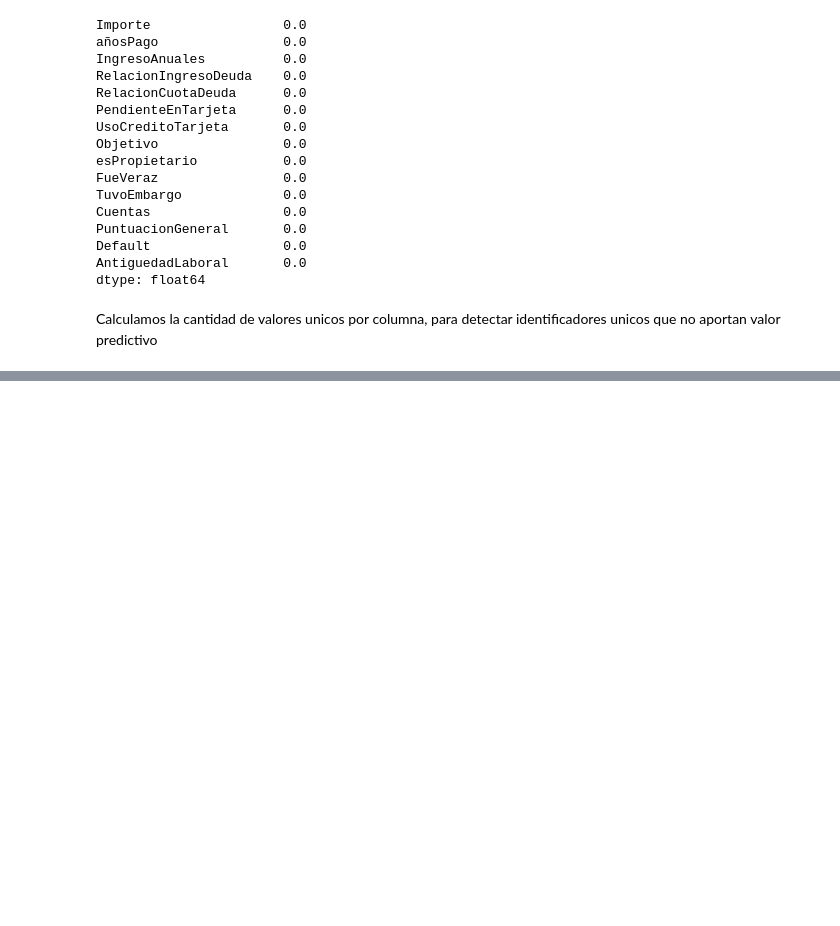
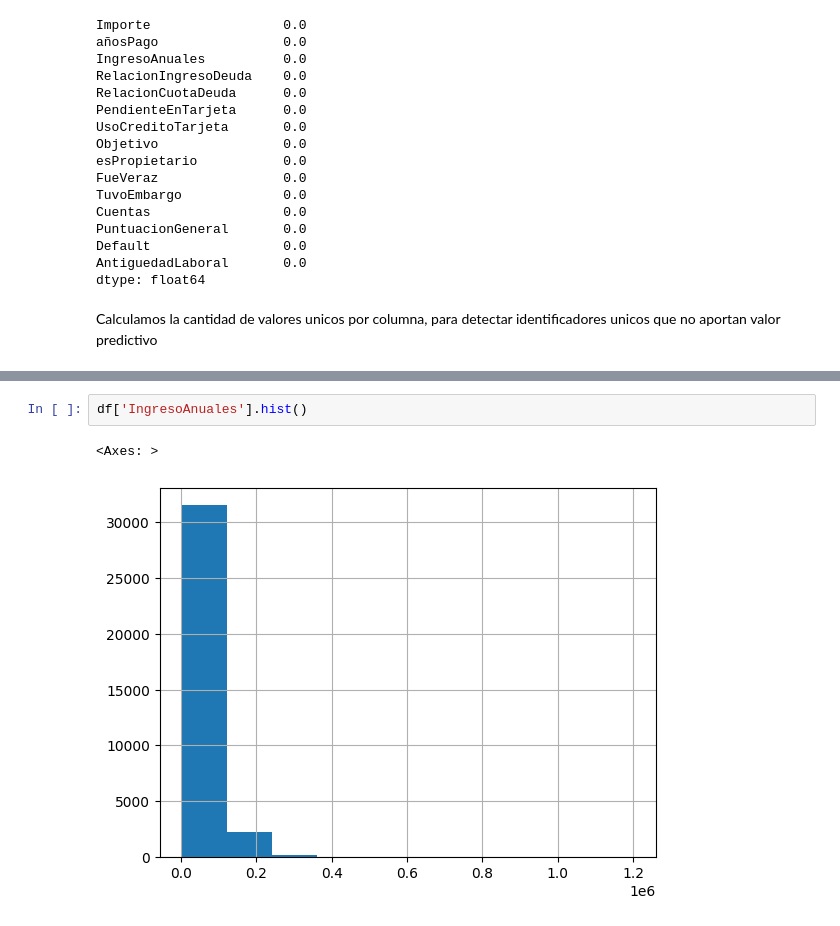
Before and after one commit to ManuelR-D/TPIntegradorCienciaDeDatosUnlam, a Jupyter notebook: TP_EntregablePrestamos.ipynb, the cells around one changed output, grey strips where cells are left out. Drawn from its saved outputs; the diff is of its cells as text; blank space fills up the shorter version.

```diff
--- a/TP_EntregablePrestamos.ipynb
+++ b/TP_EntregablePrestamos.ipynb
@@ -277,0 +311,5 @@ weighted avg       0.64      0.64      0.64     10202
+# %%
+df['IngresoAnuales'].hist()
+# %% [output]
+<Axes: >
+[figure, added]
```
Also changed, not shown: parts of 40 cells of this notebook.
